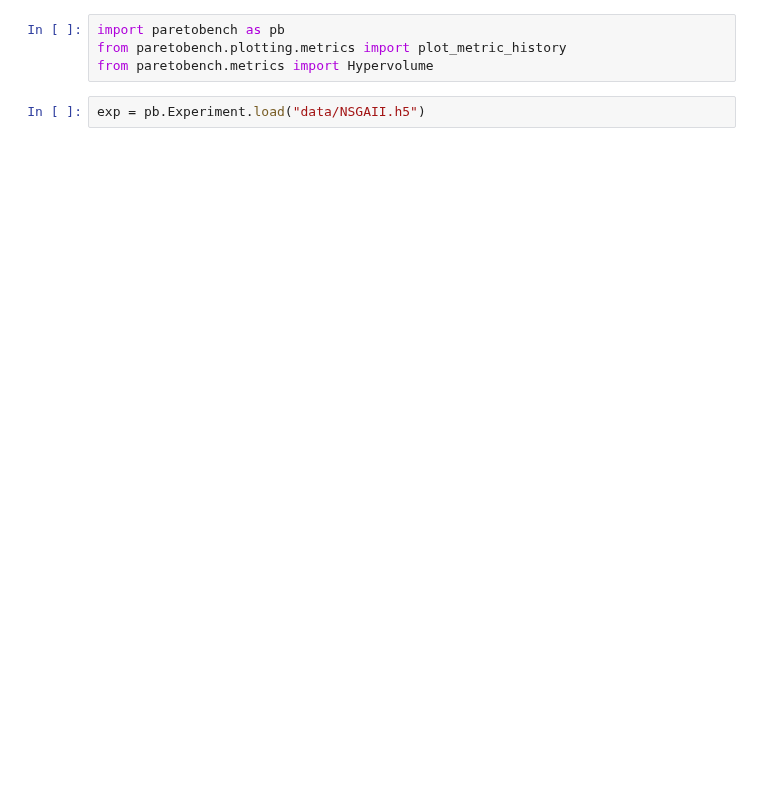
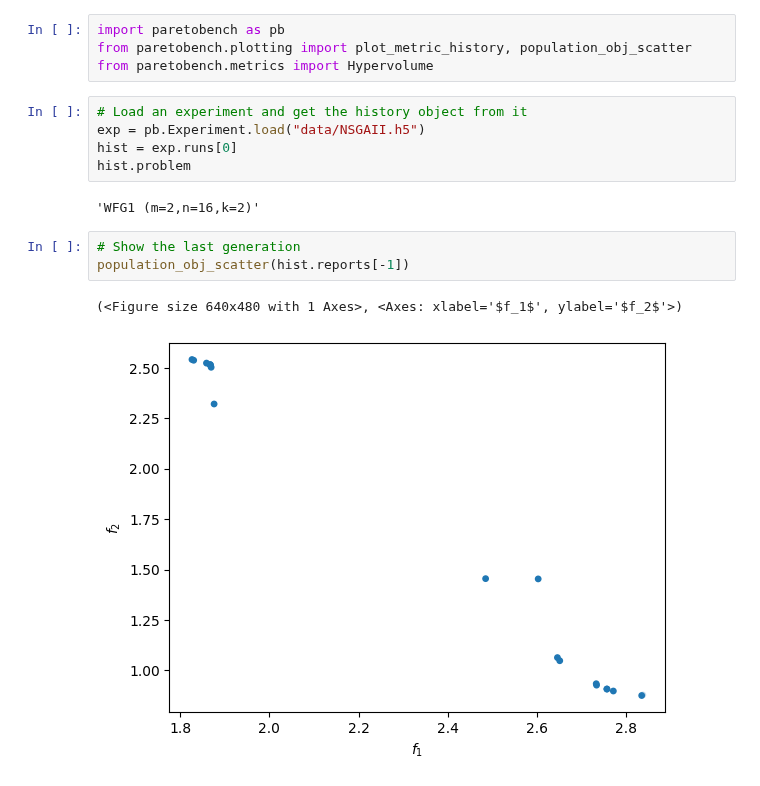
Before and after one commit to electronsandstuff/ParetoBench, a Jupyter notebook: example_notebooks/plotting_metrics.ipynb, the cells around one changed output. Drawn from its saved outputs; the diff is of its cells as text; blank space fills up the shorter version.

```diff
--- a/example_notebooks/plotting_metrics.ipynb
+++ b/example_notebooks/plotting_metrics.ipynb
@@ -1,7 +4,18 @@
 # %%
 import paretobench as pb
-from paretobench.plotting.metrics import plot_metric_history
+from paretobench.plotting import plot_metric_history, population_obj_scatter
 from paretobench.metrics import Hypervolume
 # %%
+# Load an experiment and get the history object from it
 exp = pb.Experiment.load("data/NSGAII.h5")
+hist = exp.runs[0]
+hist.problem
+# %% [output]
+'WFG1 (m=2,n=16,k=2)'
+# %%
+# Show the last generation
+population_obj_scatter(hist.reports[-1])
+# %% [output]
+(<Figure size 640x480 with 1 Axes>, <Axes: xlabel='$f_1$', ylabel='$f_2$'>)
+[figure, added]
 # %%
```
Also changed, not shown: parts of 3 cells of this notebook, 1 other file.
